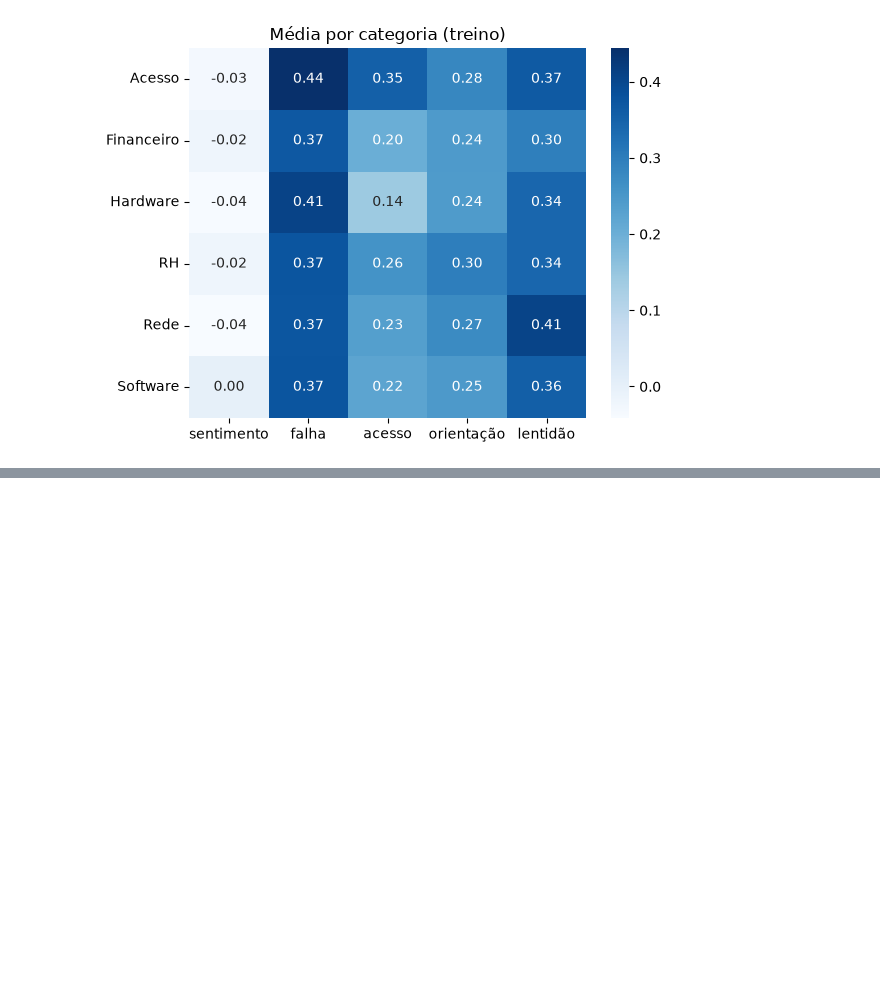
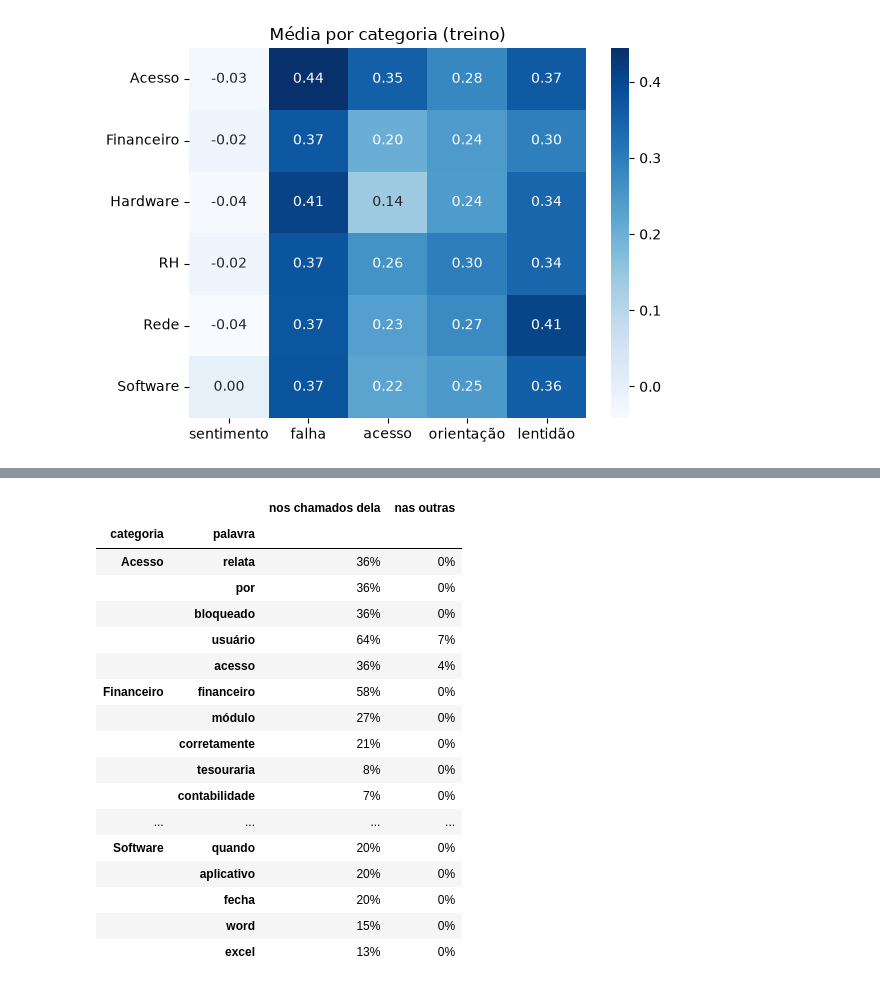
Before and after one commit to AndreyFernandes-NP/ProjetoIntegrador-II, a Jupyter notebook: notebooks/02_PLN.ipynb, the cells around one changed output, grey strips where cells are left out. Saved outputs shown, nothing was run; the diff lists cells and outputs as text; code cells hidden in the pictures; blank space fills up the shorter version.

```diff
--- a/notebooks/02_PLN.ipynb
+++ b/notebooks/02_PLN.ipynb
@@ -191,0 +380,31 @@ O resultado final fica no `enriched.parquet` de cada execução, em `reports/run
+# %%
+cv = CountVectorizer(min_df=20)
+X = cv.fit_transform(treino["description"].astype(str)) > 0
+palavras = cv.get_feature_names_out()
+y = treino["target_category"].astype(str).to_numpy()
+
+linhas = []
+for cat in sorted(set(y)):
+    dentro, fora = X[y == cat].mean(0).A1, X[y != cat].mean(0).A1
+    for i in (dentro / (fora + 0.01)).argsort()[::-1][:5]:
+        linhas.append({"categoria": cat, "palavra": palavras[i], "nos chamados dela": f"{dentro[i]:.0%}", "nas outras": f"{fora[i]:.0%}"})
+pd.DataFrame(linhas).set_index(["categoria", "palavra"])
+# %% [output]
+|  |  | nos chamados dela | nas outras |
+| categoria | palavra |  |  |
+| Acesso | relata | 36% | 0% |
+|  | por | 36% | 0% |
+|  | bloqueado | 36% | 0% |
+|  | usuário | 64% | 7% |
+|  | acesso | 36% | 4% |
+| Financeiro | financeiro | 58% | 0% |
+|  | módulo | 27% | 0% |
+|  | corretamente | 21% | 0% |
+|  | tesouraria | 8% | 0% |
+|  | contabilidade | 7% | 0% |
+| ... | ... | ... | ... |
+| Software | quando | 20% | 0% |
+|  | aplicativo | 20% | 0% |
+|  | fecha | 20% | 0% |
+|  | word | 15% | 0% |
+|  | excel | 13% | 0% |
```
Also changed, not shown: parts of 38 cells of this notebook.
